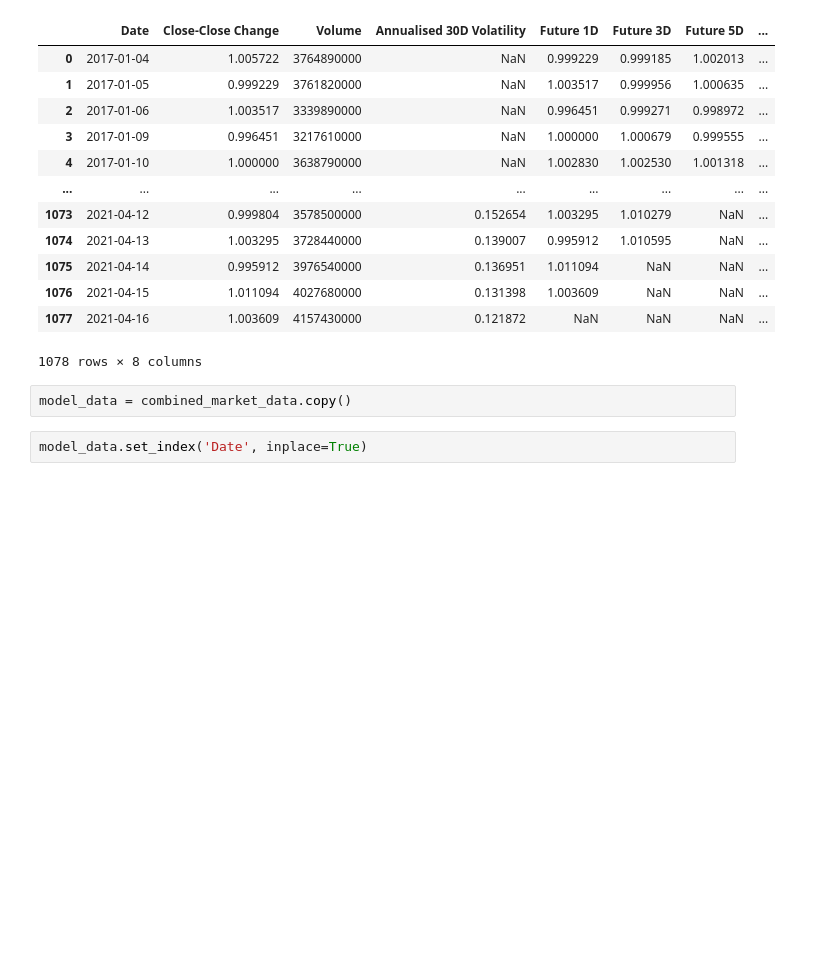
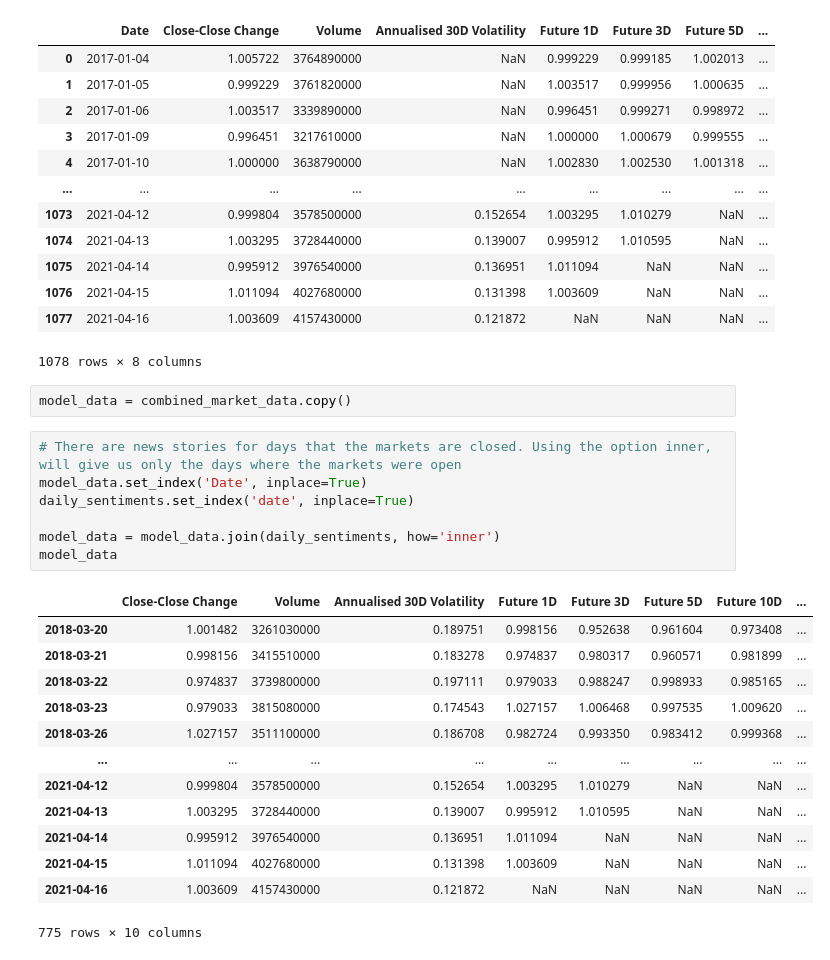
Before and after one commit to hoestlund/thesis, a Jupyter notebook: trading_model/preparing_model.ipynb, the cells around one changed output. Drawn from its saved outputs; the diff is of its cells as text; blank space fills up the shorter version.

```diff
--- a/trading_model/preparing_model.ipynb
+++ b/trading_model/preparing_model.ipynb
@@ -153,5 +153,24 @@ See the caveats in the documentation: https://pandas.pydata.org/pandas-docs/stab
 1078 rows × 8 columns
 # %%
 model_data = combined_market_data.copy()
-# %%
-model_data.set_index('Date', inplace=True)
+# %%
+# There are news stories for days that the markets are closed. Using the option inner, will give us only the days where the markets were open
+model_data.set_index('Date', inplace=True)
+daily_sentiments.set_index('date', inplace=True)
+
+model_data = model_data.join(daily_sentiments, how='inner')
+model_data
+# %% [output]
+|  | Close-Close Change | Volume | Annualised 30D Volatility | Future 1D | Future 3D | Future 5D | Future 10D | ... |
+| 2018-03-20 | 1.001482 | 3261030000 | 0.189751 | 0.998156 | 0.952638 | 0.961604 | 0.973408 | ... |
+| 2018-03-21 | 0.998156 | 3415510000 | 0.183278 | 0.974837 | 0.980317 | 0.960571 | 0.981899 | ... |
+| 2018-03-22 | 0.974837 | 3739800000 | 0.197111 | 0.979033 | 0.988247 | 0.998933 | 0.985165 | ... |
+| 2018-03-23 | 0.979033 | 3815080000 | 0.174543 | 1.027157 | 1.006468 | 0.997535 | 1.009620 | ... |
+| 2018-03-26 | 1.027157 | 3511100000 | 0.186708 | 0.982724 | 0.993350 | 0.983412 | 0.999368 | ... |
+| ... | ... | ... | ... | ... | ... | ... | ... | ... |
+| 2021-04-12 | 0.999804 | 3578500000 | 0.152654 | 1.003295 | 1.010279 | NaN | NaN | ... |
+| 2021-04-13 | 1.003295 | 3728440000 | 0.139007 | 0.995912 | 1.010595 | NaN | NaN | ... |
+| 2021-04-14 | 0.995912 | 3976540000 | 0.136951 | 1.011094 | NaN | NaN | NaN | ... |
+| 2021-04-15 | 1.011094 | 4027680000 | 0.131398 | 1.003609 | NaN | NaN | NaN | ... |
+| 2021-04-16 | 1.003609 | 4157430000 | 0.121872 | NaN | NaN | NaN | NaN | ... |
+775 rows × 10 columns
```
Also changed, not shown: parts of 12 cells of this notebook.
